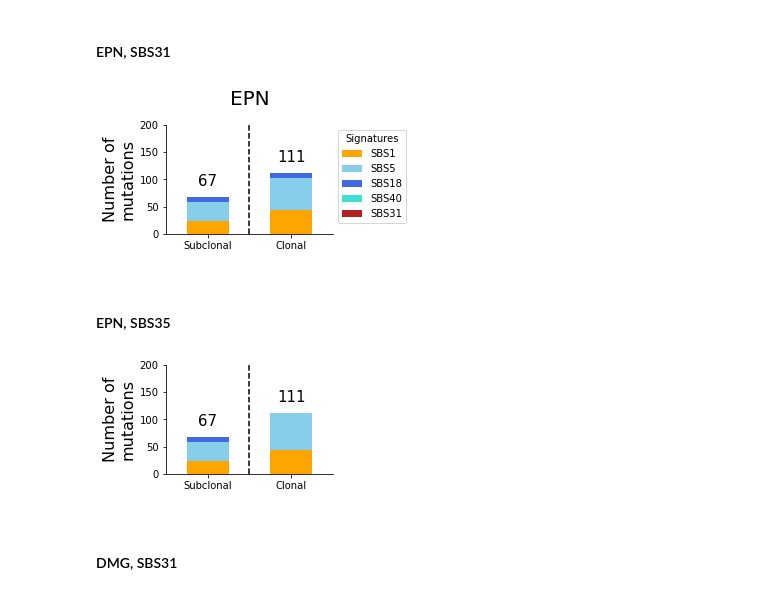
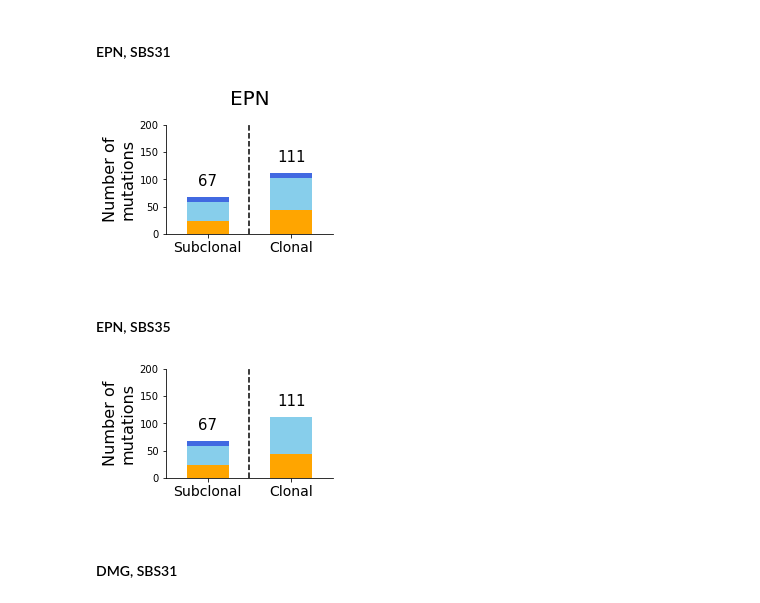
Before and after one commit to bbglab/second-tumors-children, a Jupyter notebook: wgs_analysis/tumor_vs_blood/signature_analysis/Analysis_msigact_signatures.ipynb, the cells around one changed output. Drawn from its saved outputs; the diff is of its cells as text; code cells hidden in the pictures.

```diff
--- a/wgs_analysis/tumor_vs_blood/signature_analysis/Analysis_msigact_signatures.ipynb
+++ b/wgs_analysis/tumor_vs_blood/signature_analysis/Analysis_msigact_signatures.ipynb
@@ -159,9 +159,11 @@ def color_sigs (sigs):
 mpl.rcParams['axes.spines.right'] = False
 mpl.rcParams['axes.spines.top'] = False
 
-def plot_fitting_per_pt (df,title,colors,sigs,ylim,legend,labels,figsize,text_pos=200,pos1=1,pos2=1):
+def plot_fitting_per_pt (df,title,ylim,legend,labels=['Subclonal','Clonal'],figsize=(3,2),text_pos=200,pos1=1,pos2=1,x_ticks_size=14):
 
-    df.plot(kind='bar', stacked=True, figsize=figsize,color=colors,legend=legend)
+    sigs = [sig for sig in df.columns.tolist() if sig != 'clonal']
+    colors_dict,colors_list = color_sigs(sigs)
+    df.plot(kind='bar', stacked=True, figsize=figsize,color=colors_list,legend=legend)
 
     if legend == True:
         plt.legend(title='Signatures', bbox_to_anchor=(pos1, pos2), loc='upper left')
@@ -176,8 +178,7 @@ def plot_fitting_per_pt (df,title,colors,sigs,ylim,legend,labels,figsize,text_po
 
     plt.axvline(0.5,linestyle='--',c='black')
 
-
-    plt.xticks(range(0,len(df)), labels, rotation=0)
+    plt.xticks(range(0,len(df)), labels, rotation=0, size=x_ticks_size)
     plt.title(title,size=20,pad=20)
     plt.ylim(0,ylim)
 
@@ -341,27 +334,23 @@ plt.show()
 # %%
 df = df31.copy()
 case = 'case2'
 tumor1_id = samples_dict[case]['tumor1']
 tumor2_id = samples_dict[case]['tumor2']
 normal_id = samples_dict[case]['normal']
 df1 = df[df.index.isin([tumor1_id+'_vs_'+normal_id])]
 
 title = 'EPN'
-sigs = [sig for sig in df.columns.tolist() if sig != 'clonal']
-colors_dict,colors_list = color_sigs(sigs)
-labels = ['Subclonal','Clonal']
 ylim = 200
-legend = True
-figsize = (3,2)
+legend = False
 text_pos = 30
 
-plot_fitting_per_pt(df1,title,colors_list,sigs,ylim,legend,labels,figsize,text_pos)
+plot_fitting_per_pt(df1,title,ylim,legend,text_pos=text_pos)
 
 plt.savefig('./figures_paper/case2_epn_sbs31_all_signatures.png',dpi=300, format='png',transparent=True,bbox_inches='tight')
 
 plt.show()
 # %% [output]
-[figure, old version]
+[figure, new version]
 # %% [markdown]
 #### EPN, SBS35
 # %%
@@ -373,20 +362,17 @@ normal_id = samples_dict[case]['normal']
 df1 = df[df.index.isin([tumor1_id+'_vs_'+normal_id])]
 
 title = ''
-sigs = [sig for sig in df.columns.tolist() if sig != 'clonal']
-colors_dict,colors_list = color_sigs(sigs)
 ylim = 200
 legend = False
-labels = ['Subclonal','Clonal']
-figsize = (3,2)
 text_pos = 30
-plot_fitting_per_pt(df1,title,colors_list,sigs,ylim,legend,labels,figsize,text_pos)
+
+plot_fitting_per_pt(df1,title,ylim,legend,text_pos=text_pos)
 
 plt.savefig('./figures_paper/case2_epn_sbs35_all_signatures.png',dpi=300, format='png',transparent=True,bbox_inches='tight')
 
 plt.show()
 # %% [output]
-[figure, old version]
+[figure, new version]
 # %% [markdown]
 #### DMG, SBS31
 # %%
```
Also changed, not shown: parts of 44 cells of this notebook, 14 other files.
